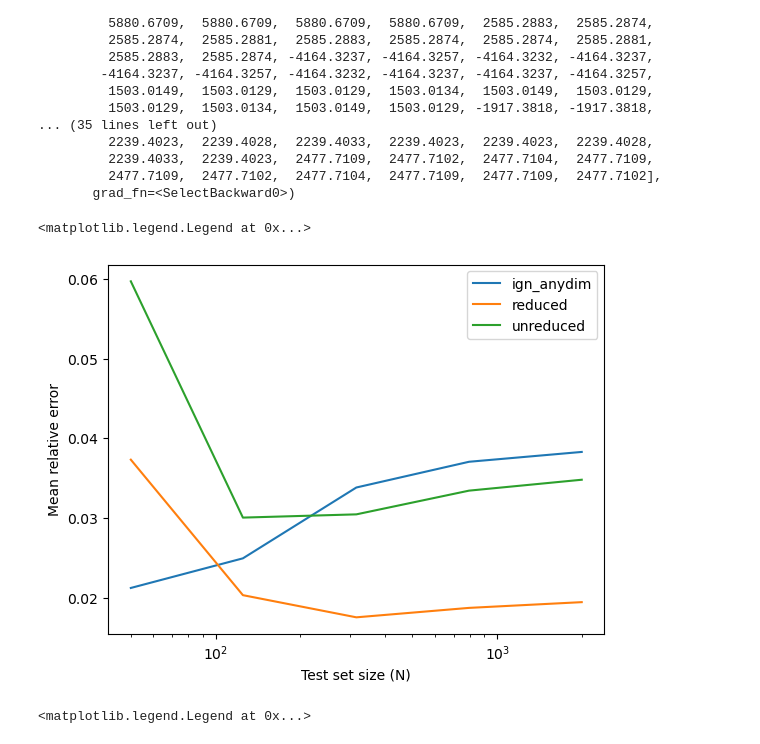
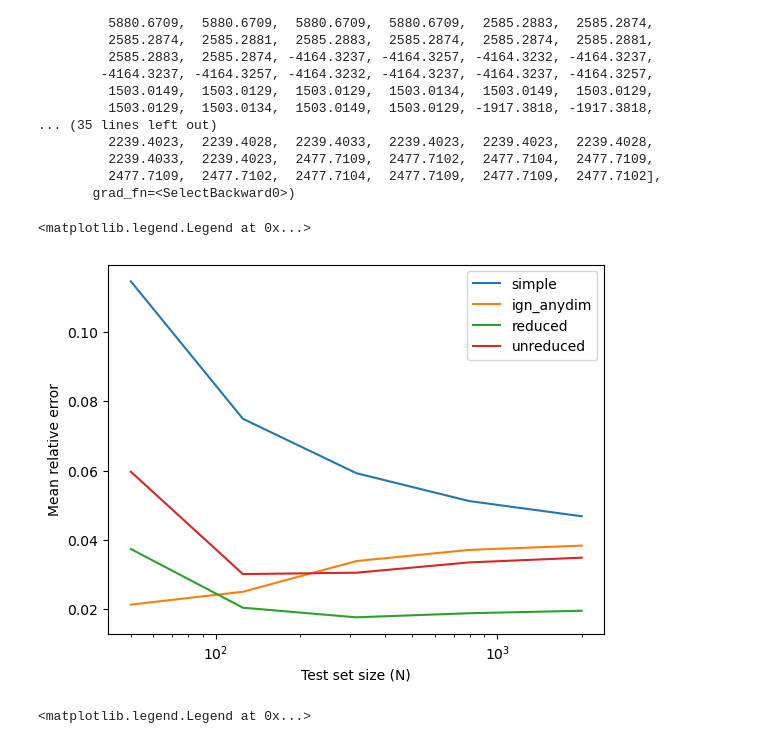
Before and after one commit to yuxinma98/transferring_transferability, a Jupyter notebook: GNN_size_generalizability/notebook.ipynb, the cells around one changed output. Drawn from its saved outputs; the diff is of its cells as text; code cells hidden in the pictures.

```diff
--- a/GNN_size_generalizability/notebook.ipynb
+++ b/GNN_size_generalizability/notebook.ipynb
@@ -75,34 +108,34 @@ tensor([ -138.0194,  -138.0194,  -138.0194,  -138.0197,  -138.0194,  -138.0194,
 # %%
 import os,json
 import numpy as np
 import matplotlib.pyplot as plt
 num_trials = 10
 log_test_n_range = np.arange(1.7, 3.4, 0.4)
 test_n_range = np.array([int(10**i) for i in log_test_n_range])
-for model in ["ign_anydim", "reduced", "unreduced"]:
+for model in ["simple","ign_anydim", "reduced", "unreduced"]:
     fname = f"results_Sociality_conditional_triangle_{model}.json"
     current_directory = os.getcwd()
     with open(os.path.join("log/size_generalizability", fname), "r") as f:
         results = json.load(f)
     mse_list = [results[model][str(seed)] for seed in range(num_trials)]
     mean_mse = np.median(mse_list, axis=0)
     std_mse = np.std(mse_list, axis=0)
 
     x = np.array(test_n_range)
     plt.plot(x, mean_mse, label = model)
     # plt.fill_between(
     #     x,
     #     mean_mse - std_mse,
     #     mean_mse + std_mse,
     #     alpha=0.3,
     # )
 plt.xscale("log")
 plt.xlabel("Test set size (N)")
 plt.ylabel("Mean relative error")
 plt.legend()
 # %% [output]
 <matplotlib.legend.Legend at 0x...>
-[figure, old version]
+[figure, new version]
 # %%
 import os, json
 import numpy as np
```
Also changed, not shown: parts of 4 cells of this notebook, 5 other files.
